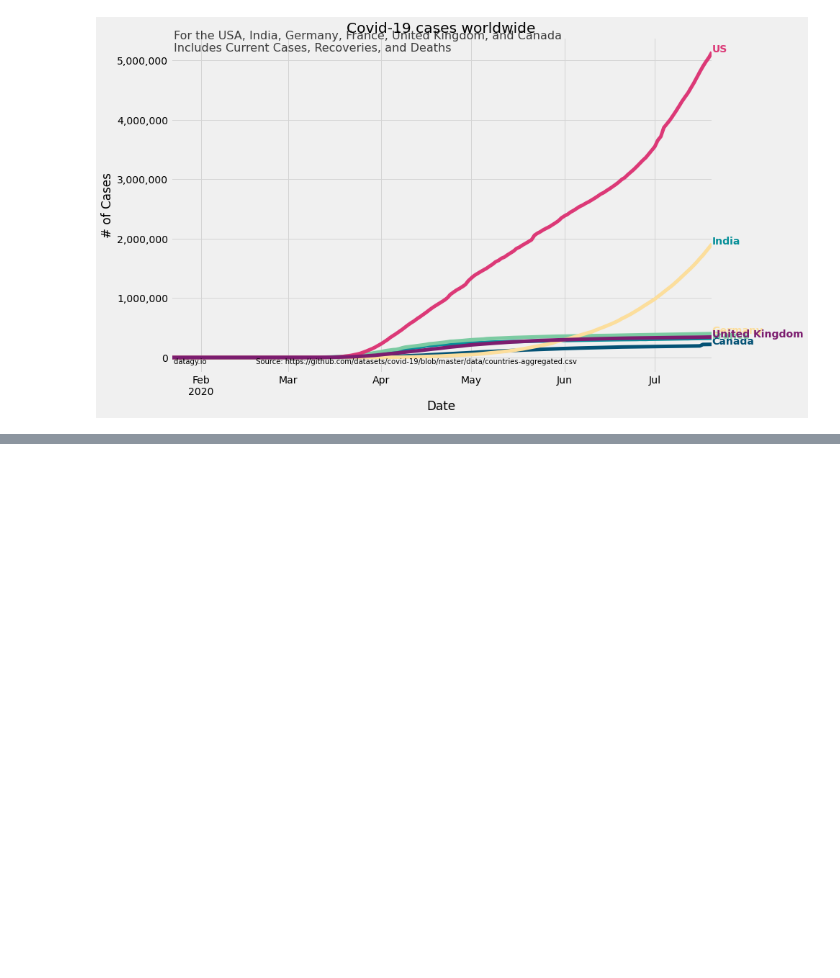
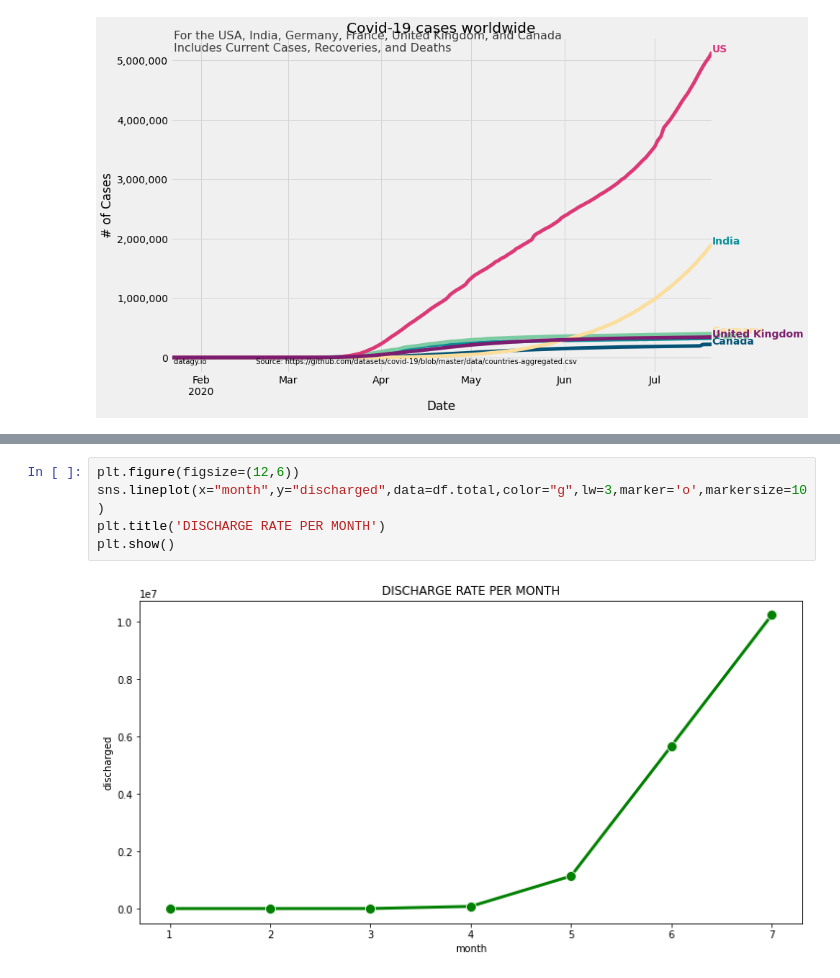
Before and after one commit to charithcherry/covid-19-data-analysis, a Jupyter notebook: covid_19_data_analysis.ipynb, the cells around one changed output, grey strips where cells are left out. Cells and saved outputs as stored; diff of their text form; blank space fills up the shorter version.

```diff
--- a/covid_19_data_analysis.ipynb
+++ b/covid_19_data_analysis.ipynb
@@ -466,0 +505,7 @@ Text(0.5, 1.0, 'Covid-19 cases worldwide')
+# %%
+plt.figure(figsize=(12,6))
+sns.lineplot(x="month",y="discharged",data=df.total,color="g",lw=3,marker='o',markersize=10)
+plt.title('DISCHARGE RATE PER MONTH')
+plt.show()
+# %% [output]
+[figure, added]
```
Also changed, not shown: parts of 14 cells of this notebook.
